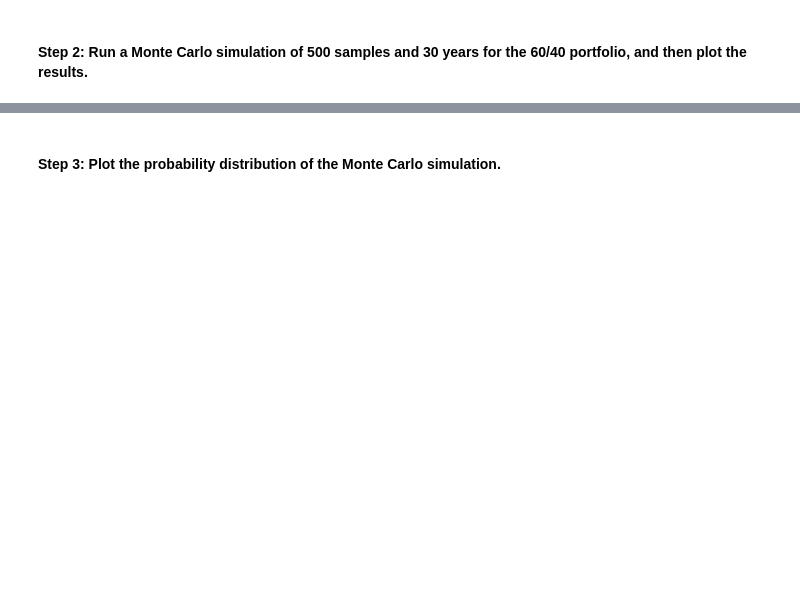
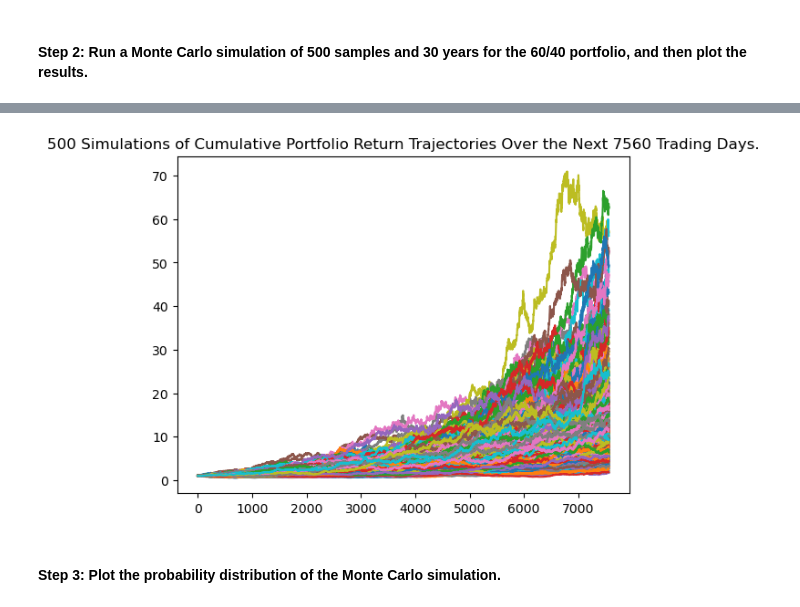
Before and after one commit to 12jasteiner/Module_5_Fin_Planner, a Jupyter notebook: financial_planning_tools.ipynb, the cells around one changed output, grey strips where cells are left out. Saved outputs shown, nothing was run; the diff lists cells and outputs as text; code cells hidden in the pictures; blank space fills up the shorter version.

Commit message:
monte carlo simulations for 60/40 and 80/20 stock/bond portfolios over 30 and 10 years respectively. Summary stats evaluated and ranges of returns established using 95% CI.

```diff
--- a/financial_planning_tools.ipynb
+++ b/financial_planning_tools.ipynb
@@ -412,22 +412,23 @@ In this section, you’ll use the MCForecastTools library to create a Monte Carl
 # %%
 # Set start and end dates of 3 years back from your current date
 # Alternatively, you can use an end date of 2020-08-07 and work 3 years back from that date
-# YOUR CODE HERE
-# YOUR CODE HERE
+start_date = pd.Timestamp("2017-08-07", tz="America/New_York").isoformat()
+end_date = pd.Timestamp("2020-08-07", tz="America/New_York").isoformat()
 # %%
 # Use the Alpaca get_bars function to make the API call to get the 3 years worth of pricing data
 # The tickers and timeframe parameters should have been set in Part 1 of this activity
 # The start and end dates should be updated with the information set above
 # Remember to add the df property to the end of the call so the response is returned as a DataFrame
-# YOUR CODE HERE
+closing_prices_df = alpaca.get_bars(tickers, timeframe, start=start_date, end=end_date).df
 
 # Reorganize the DataFrame
 # Separate ticker data
-# YOUR CODE HERE
+spy_df = closing_prices_df[closing_prices_df['symbol']=='SPY'].drop('symbol', axis=1)
+agg_df = closing_prices_df[closing_prices_df['symbol']=='AGG'].drop('symbol', axis=1)
 
 # Concatenate the ticker DataFrames
-# YOUR CODE HERE
+closing_prices_df = pd.concat([spy_df, agg_df], axis=1, keys=['spy', 'agg'])
 
 # Display both the first and last five rows of the DataFrame
-# YOUR CODE HERE
-# YOUR CODE HERE
+display(closing_prices_df.head())
+closing_prices_df.tail()
@@ -437,7 +455,12 @@ In this section, you’ll use the MCForecastTools library to create a Monte Carl
 # Configure the Monte Carlo simulation to forecast 30 years cumulative returns
 # The weights should be split 40% to AGG and 60% to SPY.
 # Run 500 samples.
-# YOUR CODE HERE
+MC_30yr = MCSimulation(
+    portfolio_data = closing_prices_df,
+    weights = [.60,.40],
+    num_simulation = 500,
+    num_trading_days = 252*30
+)
 
 # Review the simulation input data
-# YOUR CODE HERE
+MC_30yr.portfolio_data.head()
@@ -447,7 +521,9 @@ In this section, you’ll use the MCForecastTools library to create a Monte Carl
 # %%
 # Visualize the 30-year Monte Carlo simulation by creating an
 # overlay line plot
-# YOUR CODE HERE
+MC_sim_line_plot = MC_30yr.plot_simulation()
+# %% [output]
+[figure, added]
 # %% [markdown]
 #### Step 3: Plot the probability distribution of the Monte Carlo simulation.
 # %%
```
Also changed, not shown: parts of 17 cells of this notebook.
